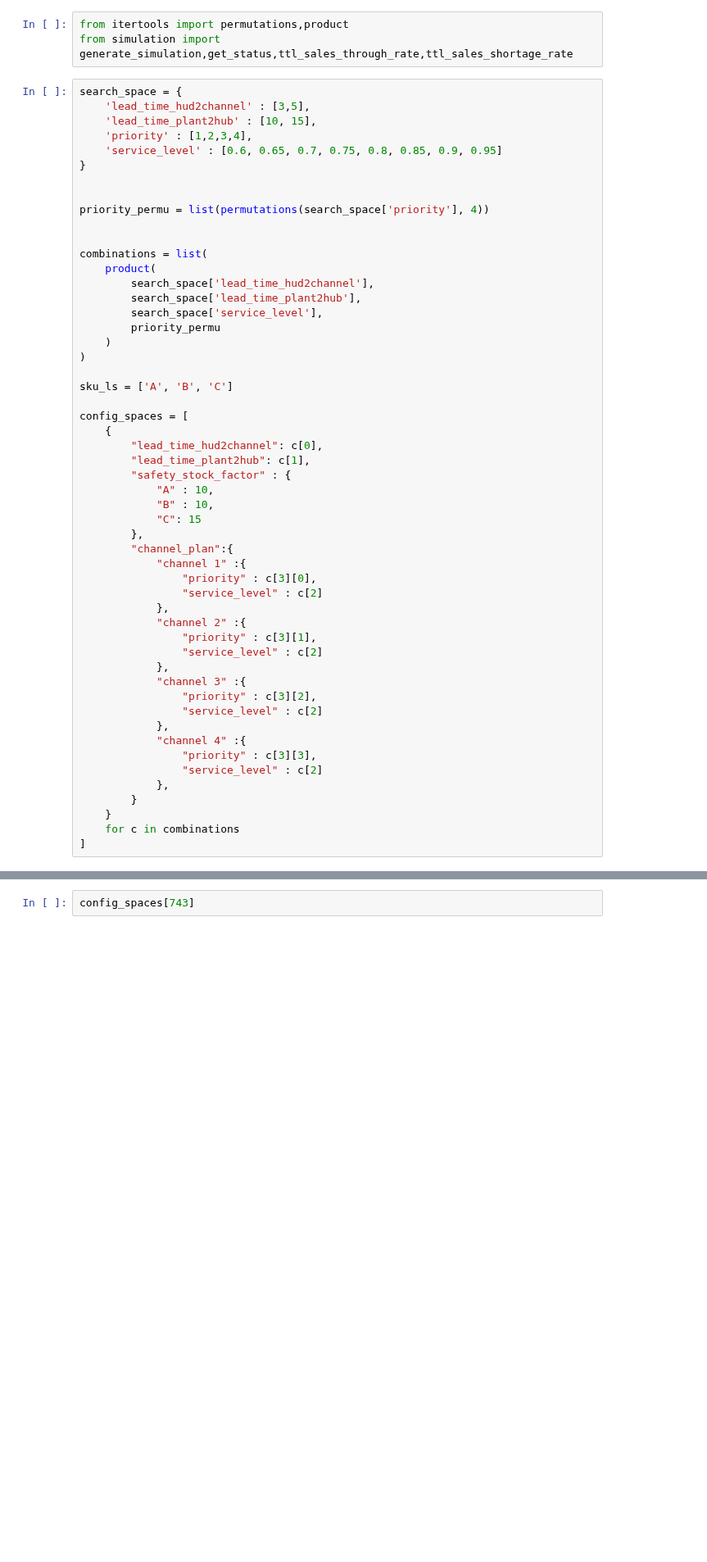
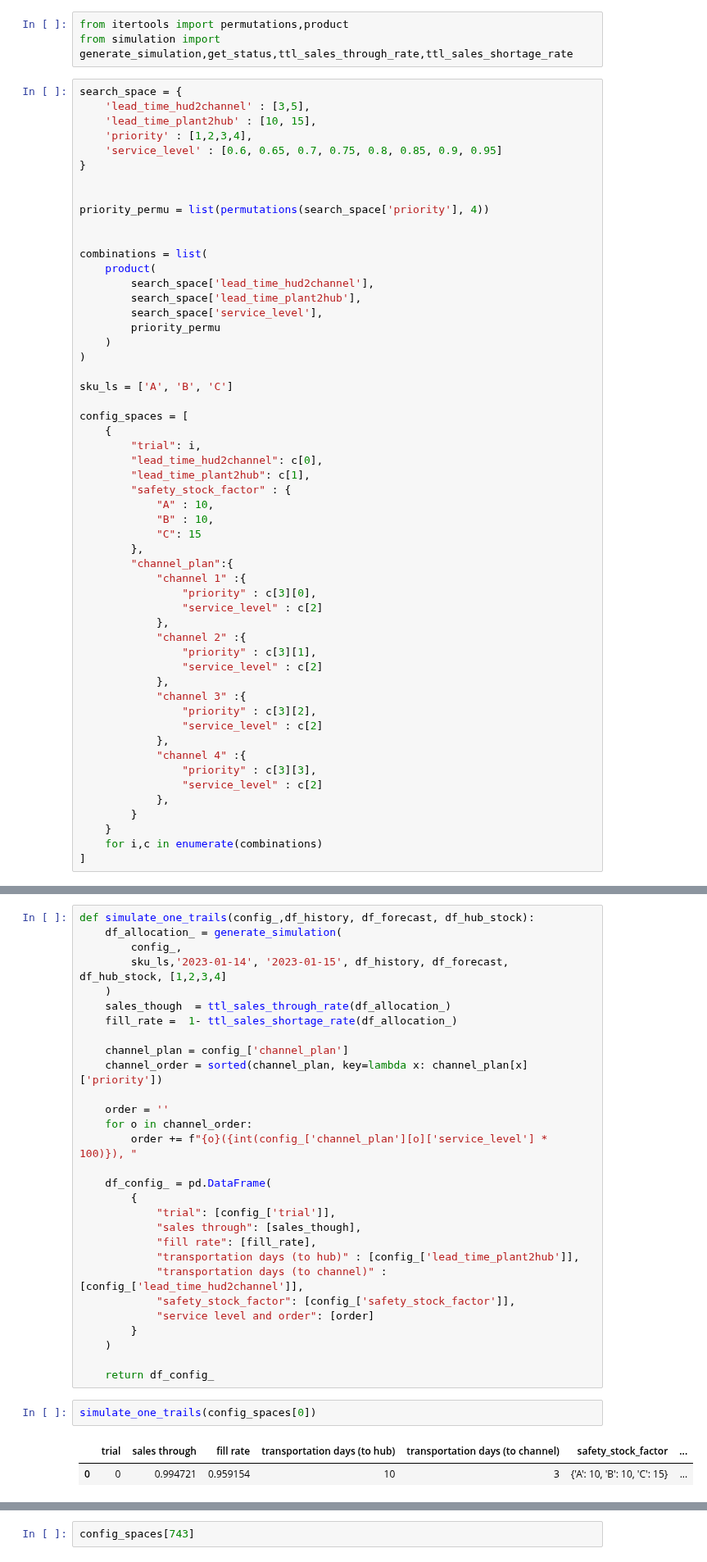
Before and after one commit to AllenArtefacter/supply-chain-planning, a Jupyter notebook: demo/Estee/notebooks/workplace.ipynb, the cells around one changed output, grey strips where cells are left out. Shown at 82% size. Cells and saved outputs as stored; diff of their text form; blank space fills up the shorter version.

```diff
--- a/demo/Estee/notebooks/workplace.ipynb
+++ b/demo/Estee/notebooks/workplace.ipynb
@@ -133,6 +133,7 @@ sku_ls = ['A', 'B', 'C']
 
 config_spaces = [
     {
+        "trial": i,
         "lead_time_hud2channel": c[0],
         "lead_time_plant2hub": c[1],
         "safety_stock_factor" : {
@@ -159,5 +160,5 @@ config_spaces = [
             },
         }
     }
-    for c in combinations
+    for i,c in enumerate(combinations)
 ]
@@ -163,0 +172,34 @@ config_spaces = [
+# %%
+def simulate_one_trails(config_,df_history, df_forecast, df_hub_stock):
+    df_allocation_ = generate_simulation(
+        config_,
+        sku_ls,'2023-01-14', '2023-01-15', df_history, df_forecast, df_hub_stock, [1,2,3,4]
+    )
+    sales_though  = ttl_sales_through_rate(df_allocation_)
+    fill_rate =  1- ttl_sales_shortage_rate(df_allocation_)
+
+    channel_plan = config_['channel_plan']
+    channel_order = sorted(channel_plan, key=lambda x: channel_plan[x]['priority'])
+
+    order = ''
+    for o in channel_order:
+        order += f"{o}({int(config_['channel_plan'][o]['service_level'] * 100)}), "
+
+    df_config_ = pd.DataFrame(
+        {
+            "trial": [config_['trial']],
+            "sales through": [sales_though],
+            "fill rate": [fill_rate],
+            "transportation days (to hub)" : [config_['lead_time_plant2hub']],
+            "transportation days (to channel)" : [config_['lead_time_hud2channel']],
+            "safety_stock_factor": [config_['safety_stock_factor']],
+            "service level and order": [order]
+        }
+    )
+
+    return df_config_
+# %%
+simulate_one_trails(config_spaces[0])
+# %% [output]
+|  | trial | sales through | fill rate | transportation days (to hub) | transportation days (to channel) | safety_stock_factor | ... |
+| 0 | 0 | 0.994721 | 0.959154 | 10 | 3 | {'A': 10, 'B': 10, 'C': 15} | ... |
```
Also changed, not shown: parts of 5 cells of this notebook, 8 other files.
